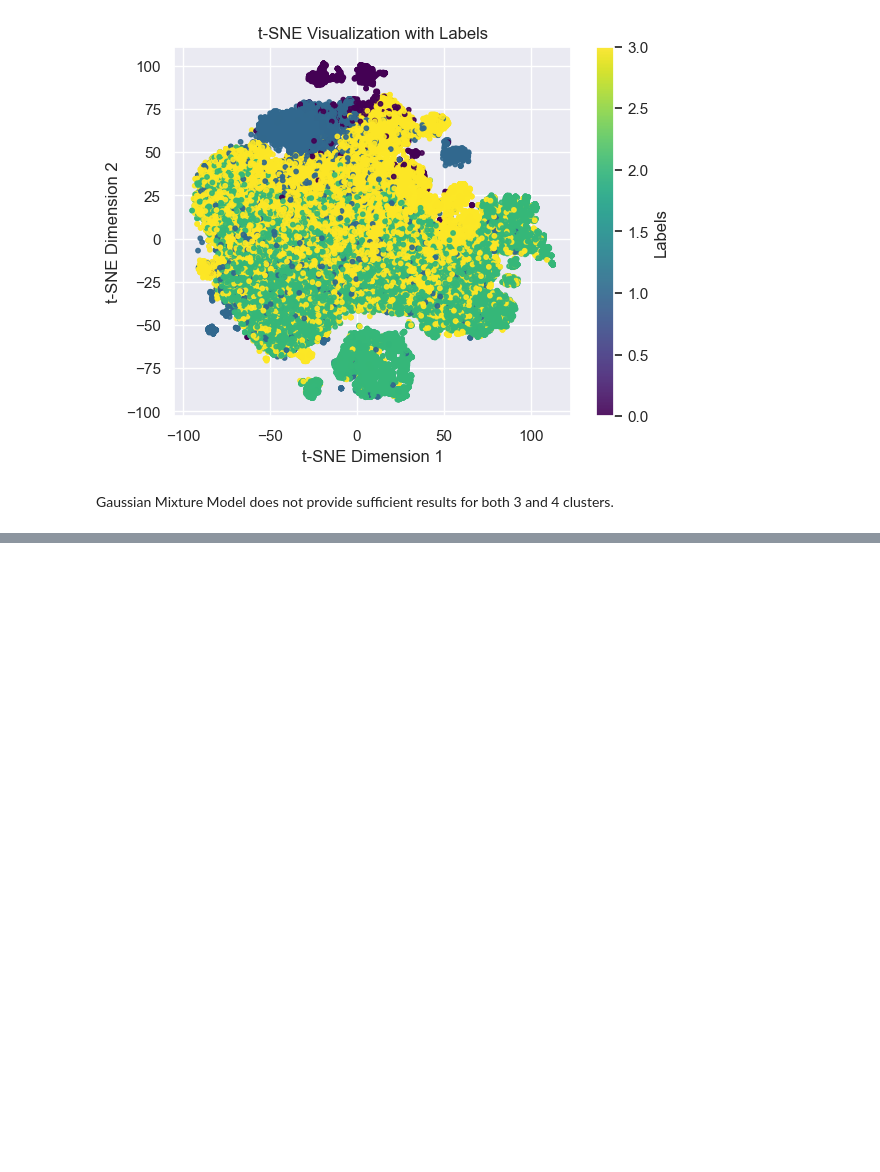
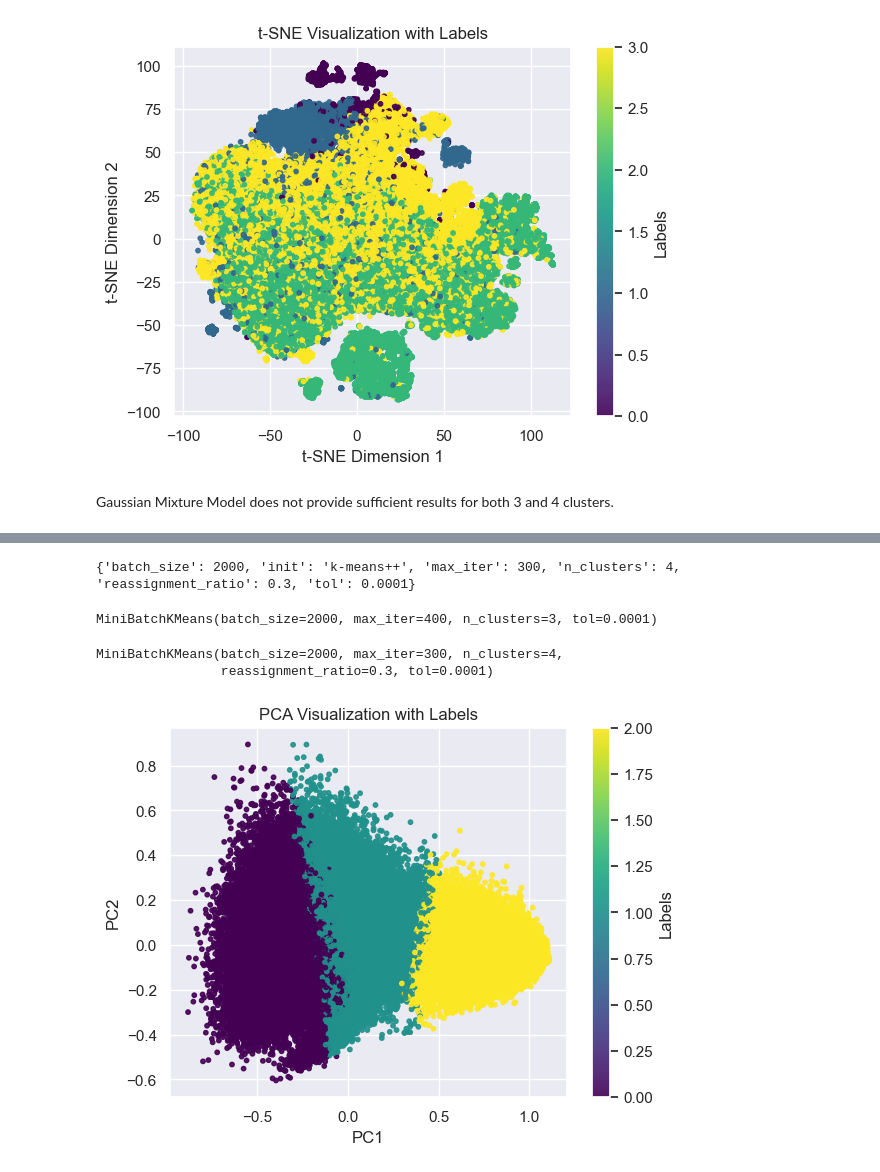
Before and after one commit to tomaszzywicki/Soccer-matches-data-analysis, a Jupyter notebook: code/KM3/models.ipynb, the cells around one changed output, grey strips where cells are left out. Cells and saved outputs as stored; diff of their text form; code cells hidden in the pictures; blank space fills up the shorter version.

Commit message:
add hiperparameters to MiniBatchKMeans

```diff
--- a/code/KM3/models.ipynb
+++ b/code/KM3/models.ipynb
@@ -267,0 +296,38 @@ Gaussian Mixture Model does not provide sufficient results for both 3 and 4 clus
+# %%
+param_grid_4 = {'n_clusters': [4],
+              'init': ['k-means++', 'random'],
+              'max_iter': [20, 50, 100, 200, 300, 400],
+              'batch_size': [100, 400, 800, 1000, 2000],
+              'tol': [0.0001, 0.001, 0.01, 0.1, 1.0],
+              'reassignment_ratio': [0.01, 0.1, 0.2, 0.3, 0.4, 0.5]}
+
+kmeans = MiniBatchKMeans()
+
+grid_clf_4 = GridSearchCV(kmeans, param_grid_4, cv=5)
+
+grid_clf_4.fit(df)
+
+print(grid_clf_4.best_params_)
+# %% [output]
+{'batch_size': 2000, 'init': 'k-means++', 'max_iter': 300, 'n_clusters': 4, 'reassignment_ratio': 0.3, 'tol': 0.0001}
+# %%
+best_params_3 = {'batch_size': 2000, 'init': 'k-means++', 'max_iter': 400, 'n_clusters': 3, 'reassignment_ratio': 0.01, 'tol': 0.0001}
+
+best_params_4 = {'batch_size': 2000, 'init': 'k-means++', 'max_iter': 300, 'n_clusters': 4, 'reassignment_ratio': 0.3, 'tol': 0.0001}
+# %%
+best_miniBatch_3 = MiniBatchKMeans(**best_params_3)
+
+best_miniBatch_3.fit(df)
+# %% [output]
+MiniBatchKMeans(batch_size=2000, max_iter=400, n_clusters=3, tol=0.0001)
+# %%
+best_miniBatch_4 = MiniBatchKMeans(**best_params_4)
+
+best_miniBatch_4.fit(df)
+# %% [output]
+MiniBatchKMeans(batch_size=2000, max_iter=300, n_clusters=4,
+                reassignment_ratio=0.3, tol=0.0001)
+# %%
+visualize_pca_dataset_labels(df, best_miniBatch_3.labels_)
+# %% [output]
+[figure, added]
```
Also changed, not shown: parts of 10 cells of this notebook.
